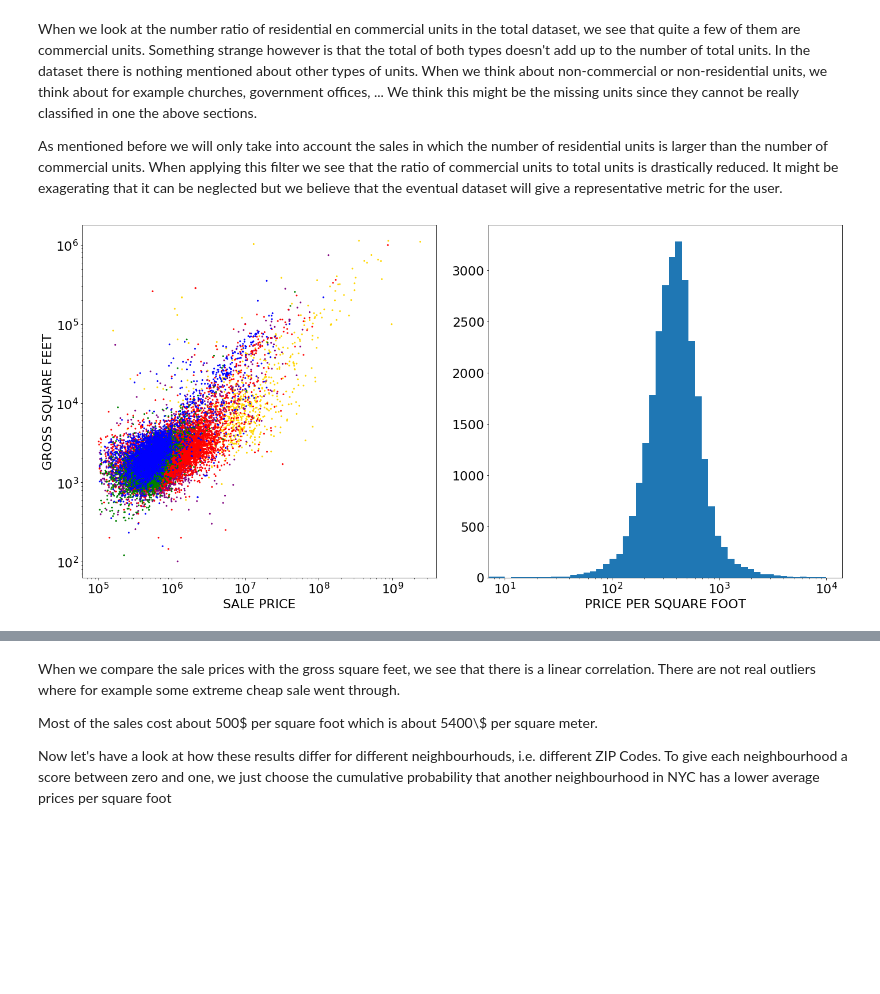
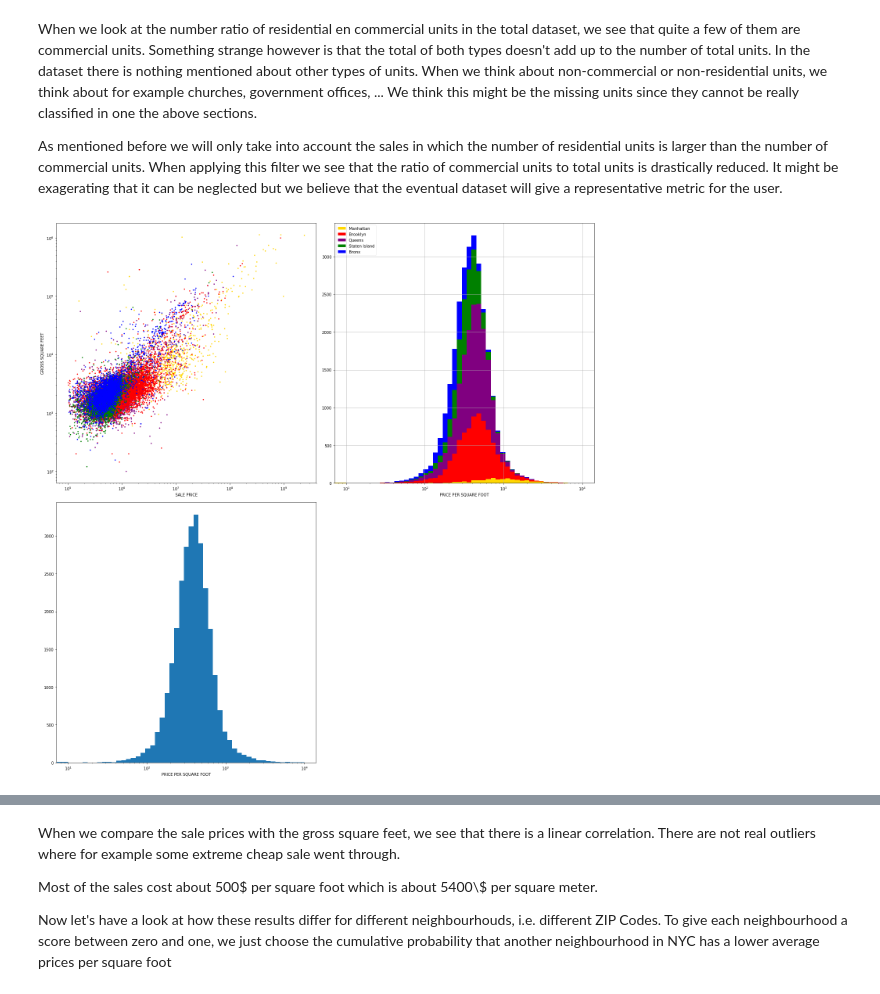
Before and after one commit to ThibauldBraet/Whos-your-data, a Jupyter notebook: Housing.ipynb, the cells around one changed output, grey strips where cells are left out. Cells and saved outputs as stored; diff of their text form; code cells hidden in the pictures; blank space fills up the shorter version.

```diff
--- a/Housing.ipynb
+++ b/Housing.ipynb
@@ -198,20 +179,38 @@ df_unit = df[df['RESIDENTIAL UNITS']>df['COMMERCIAL UNITS']]
 df_gsf['PRICE PER SQUARE FOOT'] = df_gsf['SALE PRICE']/df_gsf['GROSS SQUARE FEET']
 df_unit['PRICE PER UNIT'] = df_unit['SALE PRICE']/df_unit['TOTAL UNITS']
 # %%
-plt.figure(figsize=(20,10))
-plt.subplot(1,2,1)
+fig = plt.figure(figsize=(20,20))
+ax = plt.subplot(2,2,1)
 plt.scatter(df_gsf['SALE PRICE'], df_gsf['GROSS SQUARE FEET'], c=df_gsf["BOROUGH"].replace(color_dict).values.tolist(), s=4)
 plt.xlabel("SALE PRICE")
 plt.ylabel("GROSS SQUARE FEET")
 plt.xscale("log")
 plt.yscale("log")
 
-plt.subplot(1,2,2)
+ax = plt.subplot(2,2,2)
+hist_manhattan = df_gsf[df_gsf['BOROUGH']=='Manhattan']['PRICE PER SQUARE FOOT']
+hist_bronx = df_gsf[df_gsf['BOROUGH']=='Bronx']['PRICE PER SQUARE FOOT']
+hist_statenisland = df_gsf[df_gsf['BOROUGH']=='Staten Island']['PRICE PER SQUARE FOOT']
+hist_brooklyn = df_gsf[df_gsf['BOROUGH']=='Brooklyn']['PRICE PER SQUARE FOOT']
+hist_queens = df_gsf[df_gsf['BOROUGH']=='Queens']['PRICE PER SQUARE FOOT']
+
+plt.hist([hist_manhattan, hist_brooklyn, hist_queens, hist_statenisland, hist_bronx],
+         bins = np.insert(np.logspace(1, 4, 50), 0,0, axis=0),
+         color=['gold', 'red', 'purple', 'green', 'blue'],
+         label=['Manhattan', 'Brooklyn', 'Queens', 'Staten Island', 'Bronx'],
+         stacked=True)
+plt.xscale("log");
+plt.xlabel("PRICE PER SQUARE FOOT");
+leg = ax.legend(loc='upper left', fancybox=True)
+leg.get_frame().set_alpha(0.4)
+plt.grid(True)
+
+plt.subplot(2,2,3)
 plt.hist(df_gsf['PRICE PER SQUARE FOOT'], bins = np.insert(np.logspace(1, 4, 50), 0,0, axis=0));
 plt.xscale("log");
 plt.xlabel("PRICE PER SQUARE FOOT");
 
 plt.tight_layout()
 plt.show()
 # %% [output]
-[figure, old version]
+[figure, new version]
```
Also changed, not shown: parts of 11 cells of this notebook, 4 other files.
